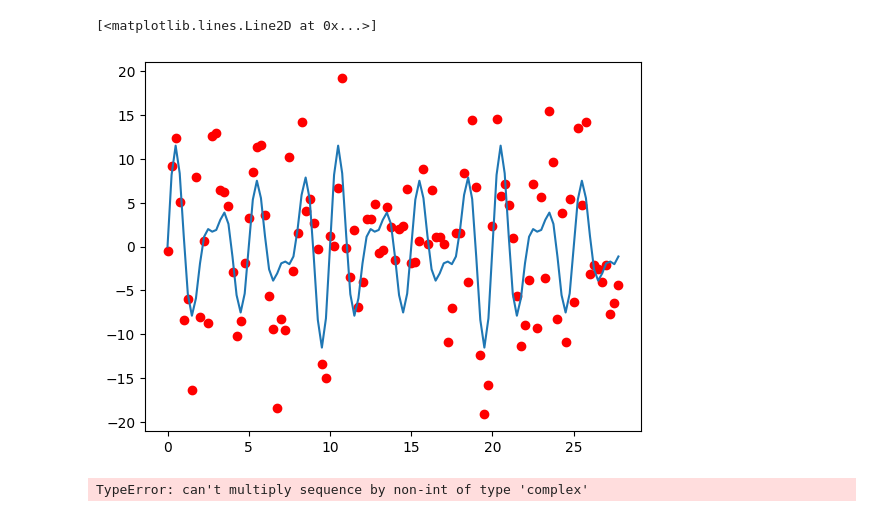
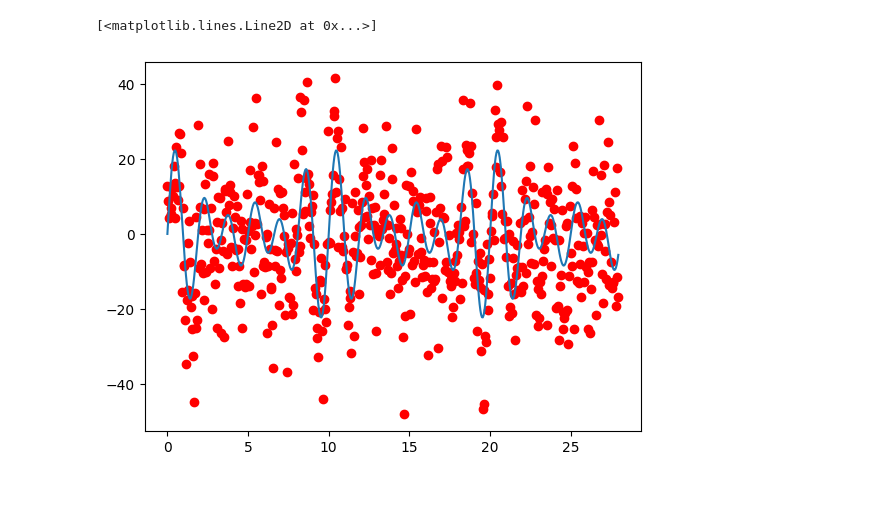
Before and after one commit to YeiferKmac/MetodosComputacionales2-G02, a Jupyter notebook: Tarea2.ipynb, the cells around one changed output. Drawn from its saved outputs; the diff is of its cells as text; code cells hidden in the pictures.

```diff
--- a/Tarea2.ipynb
+++ b/Tarea2.ipynb
@@ -4,6 +4,8 @@
 import numpy as np
 import matplotlib.pyplot as plt
 from numpy.typing import NDArray
+from scipy.signal import find_peaks, peak_widths
+
 
 def datos_prueba(t_max:float, dt:float, amplitudes:NDArray[float],
   frecuencias:NDArray[float], ruido:float=0.0) -> NDArray[float]:
@@ -11,17 +13,17 @@ def datos_prueba(t_max:float, dt:float, amplitudes:NDArray[float],
   ys = np.zeros_like(ts,dtype=float)
   for A,f in zip(amplitudes,frecuencias):
     ys += A*np.sin(2*np.pi*f*ts)
-    ys += np.random.normal(loc=0,size=len(ys),scale=ruido) if ruido else 100
+    ys += np.random.normal(loc=0,size=len(ys),scale=ruido) if ruido else 0
   return ts,ys
 # %%
-t1,y1 = datos_prueba(28,0.25,[2,4,6],[0.5,0.6,0.4],ruido=4)
-t2,y2 = datos_prueba(28,0.25,[2,4,6],[0.5,0.6,0.4])
-y2=y2-300
+t1,y1 = datos_prueba(28,0.05,[7,10,6],[0.5,0.6,0.4],ruido=7)
+t2,y2 = datos_prueba(28,0.05,[7,10,6],[0.5,0.6,0.4])
+y2=y2
 plt.scatter(t1,y1,color="r")
 plt.plot(t2,y2)
 # %% [output]
 [<matplotlib.lines.Line2D at 0x...>]
-[figure, old version]
+[figure, new version]
 # %%
 def Fourier(t:NDArray[float], y:NDArray[float],
  f:NDArray[float]) -> NDArray[complex]:
@@ -32,9 +34,7 @@ def Fourier(t:NDArray[float], y:NDArray[float],
     return result
 # %%
 # Definimos las frecuencias a analizar
-frecuencias_analisis = [0.5,0.6,0.4]
+frecuencias_analisis = np.array(np.linspace(0.1,5,1000))
 # Transformada de Fourier de las señales
 ft_sin_ruido = Fourier(t2, y2, frecuencias_analisis)
 ft_con_ruido = Fourier(t1, y1, frecuencias_analisis)
-# %% [output]
-TypeError: can't multiply sequence by non-int of type 'complex'
```
Also changed, not shown: parts of 7 cells of this notebook.
